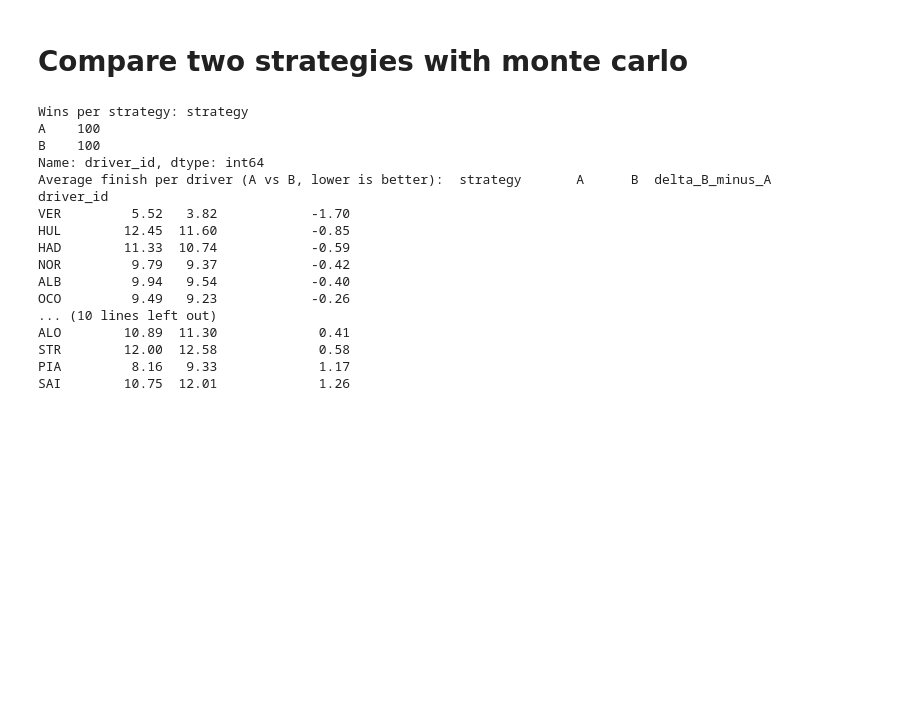
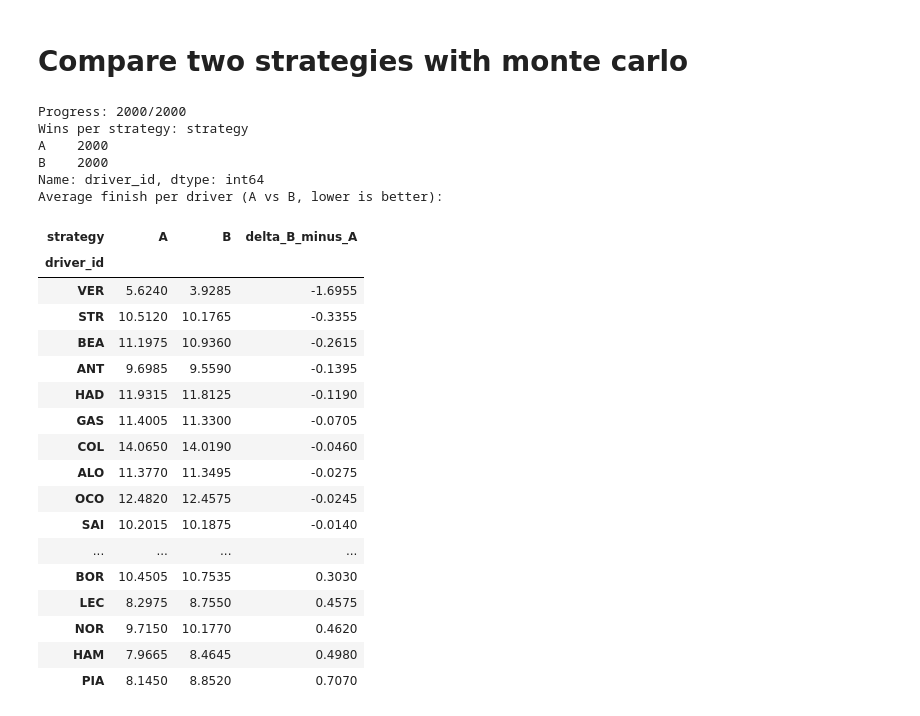
Before and after one commit to ekazukii/f1-simple-tel, a Jupyter notebook: models/montecarlo_laptime.ipynb, the cells around one changed output. Cells and saved outputs as stored; diff of their text form; code cells hidden in the pictures; blank space fills up the shorter version.

```diff
--- a/models/montecarlo_laptime.ipynb
+++ b/models/montecarlo_laptime.ipynb
@@ -283,7 +276,6 @@ def simulate_race(
     rng = rng or np.random.default_rng()
 
     base_seed = int(rng.integers(0, 1_000_000_000))
-    weather_rng = np.random.default_rng(base_seed + 1)
     sc_rng = np.random.default_rng(base_seed + 2)
     overtake_rng = np.random.default_rng(base_seed + 3)
     dnf_rng = np.random.default_rng(base_seed + 4)
@@ -338,14 +330,9 @@ def simulate_race(
             }
         )
 
-    def _bucketize(value, edges):
-        if not edges or len(edges) < 2:
-            return 0
-        return int(np.digitize([value], edges[1:-1], right=True)[0])
+
 
     race_log = []
-
-    weather = weather_gen_model.generate_race_weather(circuit_id, year, total_laps, weather_rng)
 
     for lap in range(1, total_laps + 1):
         prev_positions = {s["driver_id"]: s["position"] for s in drivers_state}
@@ -374,7 +361,7 @@ def simulate_race(
             tyre_age_feature = s["laps_on_current_tyre"]
             laps_on_current_tyre_next = tyre_age_feature + 1
             race_progress = lap / total_laps
-            rain_flag = 1 if lap in rain_laps else 0
+            rain_flag = 0
             gap_ahead = float(s["gap_to_ahead"])
             gap_behind = float(behind_gaps[idx]) if idx < len(behind_gaps) else np.inf
             pack_density = int((gap_ahead <= PACK_THRESHOLD) + (gap_behind <= PACK_THRESHOLD))
@@ -385,15 +372,9 @@ def simulate_race(
                     "laps_on_current_tyre": tyre_age_feature,
                     "tyre_compound": s["tyre_compound"],
                     "race_progress": race_progress,
-                    "rainfall": float(weather.get("rainfall", [rain_flag] * total_laps)[lap - 1]) if "rainfall" in weather else rain_flag,
+                    "rainfall": float(rain_flag),
                     "gap_to_ahead_s": gap_ahead,
                     "pack_density": pack_density,
-                    "track_temperature_bucket": _bucketize(float(weather.get("track_temperature", [0.0] * total_laps)[lap - 1]), temp_bins.get("track_temperature", [])),
-                    "air_temperature_bucket": _bucketize(float(weather.get("air_temperature", [0.0] * total_laps)[lap - 1]), temp_bins.get("air_temperature", [])),
-                    "humidity_bucket": _bucketize(float(weather.get("humidity", [0.0] * total_laps)[lap - 1]), temp_bins.get("humidity", [])),
-                    "pressure_bucket": _bucketize(float(weather.get("pressure", [0.0] * total_laps)[lap - 1]), temp_bins.get("pressure", [])),
-                    "wind_speed_bucket": _bucketize(float(weather.get("wind_speed", [0.0] * total_laps)[lap - 1]), temp_bins.get("wind_speed", [])),
-                    "wind_direction": float(weather.get("wind_direction", [0.0] * total_laps)[lap - 1]) if "wind_direction" in weather else 0.0,
                     "year": year,
                     "driver_skill": driver_skill_map.get(s["driver_id"], 0.0),
                 }
@@ -537,7 +518,7 @@ race_length = 50
 global_strategy = [(0, "SOFT"), (20, "MEDIUM"), (40, "SOFT")]
 results = []
 summary_rows = []
-master_rng = np.random.default_rng(12345)
+master_rng = np.random.default_rng(12315)
 driver_strategies = {
      "VER": [
          (0, "SOFT"),
@@ -630,6 +611,9 @@ ALB          20     1        3       10.20     1
 # Compare two strategies with monte carlo
 # %%
 # Strategy comparison (side-by-side Monte Carlo) with per-driver overrides
+from IPython.display import display, clear_output
+from tqdm.auto import tqdm
+
 strategy_a_global = [(0, 'SOFT'), (15, 'MEDIUM'), (35, 'SOFT')]
 strategy_b_global = [(0, 'SOFT'), (15, 'MEDIUM'), (35, 'SOFT')]
 
@@ -655,14 +639,14 @@ _strategy_a_driver = {
 }
 strategy_a_driver = {}
 strategy_b_driver = {
-    "VER": [(0, 'HARD'), (35, 'MEDIUM')],
+    "VER": [(0, 'HARD'), (30, 'MEDIUM')],
 }
 
-num_runs_compare = 100
-race_length = 50
+num_runs_compare = 2000
+race_length = 45
 summary_comp = []
 
-for run in range(num_runs_compare):
+for run in tqdm(range(num_runs_compare), desc="Strategy comparison"):
     run_rng = np.random.default_rng(master_rng.integers(0, 1_000_000_000))
     circuit_id = run_rng.choice(circuits)
     year = int(run_rng.choice(years_by_circuit.get(circuit_id, [2025])))
@@ -685,45 +669,63 @@ for run in range(num_runs_compare):
             safety_car_laps=None,
             rain_laps=None,
             pit_loss=20.0,
             rng=rng_run,
         )
         last_lap = race_log['lap'].max()
         final_class = race_log[race_log['lap'] == last_lap].sort_values('position')
         for _, row in final_class.iterrows():
             summary_comp.append({
                 'run': run,
                 'strategy': label,
                 'circuit_id': circuit_id,
                 'year': year,
                 'driver_id': row['driver_id'],
                 'finish_pos': row['position'],
                 'dnf': bool(row['dnf']),
                 'sc_laps': len(sc_laps),
             })
 
+    if (run + 1) % 10 == 0 or run == num_runs_compare - 1:
+        summary_comp_df = pd.DataFrame(summary_comp)
+        wins = summary_comp_df[summary_comp_df['finish_pos'] == 1].groupby('strategy')['driver_id'].count()
+        avg_finish = summary_comp_df.groupby(['driver_id', 'strategy'])['finish_pos'].mean().unstack()
+        avg_finish['delta_B_minus_A'] = avg_finish.get('B', np.nan) - avg_finish.get('A', np.nan)
+        clear_output(wait=True)
+        print(f"Progress: {run + 1}/{num_runs_compare}")
+        print("Wins per strategy:", wins)
+        print("Average finish per driver (A vs B, lower is better):")
+        display(avg_finish.sort_values('delta_B_minus_A'))
+
 summary_comp_df = pd.DataFrame(summary_comp)
 
 wins = summary_comp_df[summary_comp_df['finish_pos'] == 1].groupby('strategy')['driver_id'].count()
 avg_finish = summary_comp_df.groupby(['driver_id', 'strategy'])['finish_pos'].mean().unstack()
 avg_finish['delta_B_minus_A'] = avg_finish.get('B', np.nan) - avg_finish.get('A', np.nan)
 
 print('Wins per strategy:', wins)
 print('Average finish per driver (A vs B, lower is better): ', avg_finish.sort_values('delta_B_minus_A'))
 # %% [output]
+Progress: 2000/2000
 Wins per strategy: strategy
-A    100
-B    100
+A    2000
+B    2000
 Name: driver_id, dtype: int64
-Average finish per driver (A vs B, lower is better):  strategy       A      B  delta_B_minus_A
-driver_id
-VER         5.52   3.82            -1.70
-HUL        12.45  11.60            -0.85
-HAD        11.33  10.74            -0.59
-NOR         9.79   9.37            -0.42
-ALB         9.94   9.54            -0.40
-OCO         9.49   9.23            -0.26
-... (10 lines left out)
-ALO        10.89  11.30             0.41
-STR        12.00  12.58             0.58
-PIA         8.16   9.33             1.17
-SAI        10.75  12.01             1.26
+Average finish per driver (A vs B, lower is better):
+| strategy | A | B | delta_B_minus_A |
+| driver_id |  |  |  |
+| VER | 5.6240 | 3.9285 | -1.6955 |
+| STR | 10.5120 | 10.1765 | -0.3355 |
+| BEA | 11.1975 | 10.9360 | -0.2615 |
+| ANT | 9.6985 | 9.5590 | -0.1395 |
+| HAD | 11.9315 | 11.8125 | -0.1190 |
+| GAS | 11.4005 | 11.3300 | -0.0705 |
+| COL | 14.0650 | 14.0190 | -0.0460 |
+| ALO | 11.3770 | 11.3495 | -0.0275 |
+| OCO | 12.4820 | 12.4575 | -0.0245 |
+| SAI | 10.2015 | 10.1875 | -0.0140 |
+| ... | ... | ... | ... |
+| BOR | 10.4505 | 10.7535 | 0.3030 |
+| LEC | 8.2975 | 8.7550 | 0.4575 |
+| NOR | 9.7150 | 10.1770 | 0.4620 |
+| HAM | 7.9665 | 8.4645 | 0.4980 |
+| PIA | 8.1450 | 8.8520 | 0.7070 |
```
Also changed, not shown: parts of 5 cells of this notebook, 3 other files.
